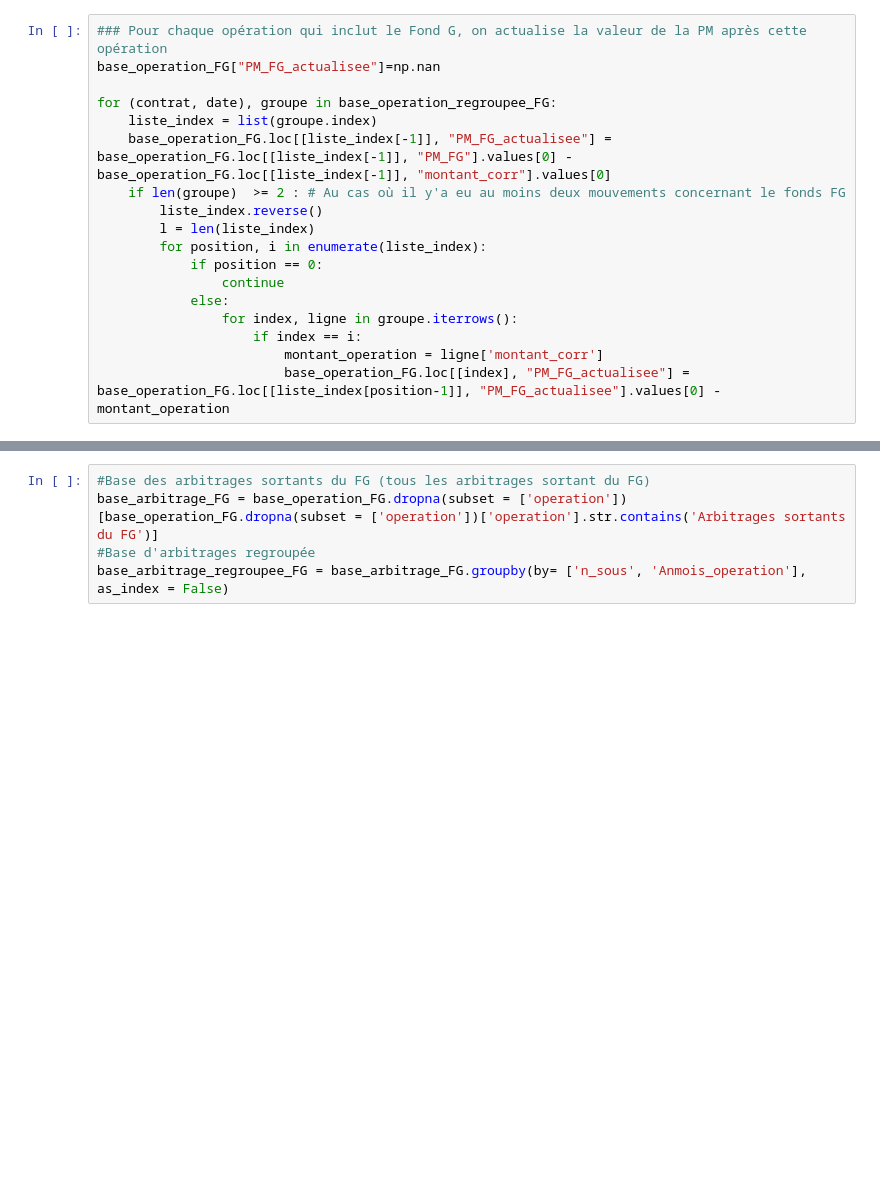
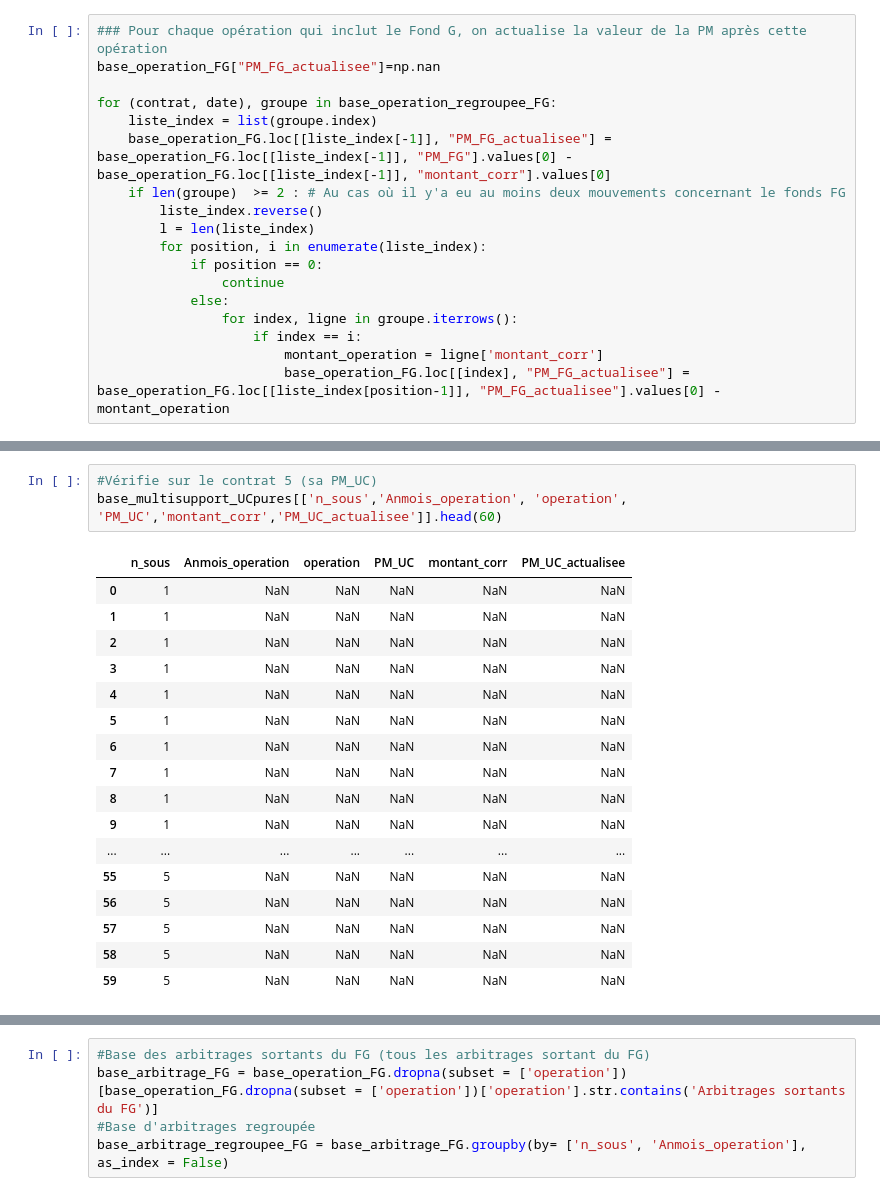
Before and after one commit to afonkou01/Arbitrage_Vie_BNP_Cardif, a Jupyter notebook: Avancement notebook - BNP Cardif_26_01_2024.ipynb, the cells around one changed output, grey strips where cells are left out. Cells and saved outputs as stored; diff of their text form; blank space fills up the shorter version.

```diff
--- a/Avancement notebook - BNP Cardif_26_01_2024.ipynb
+++ b/Avancement notebook - BNP Cardif_26_01_2024.ipynb
@@ -108,0 +142,21 @@ base_operation_FG[['n_sous','Anmois_operation', 'operation', 'PM_FG','montant_co
+# %%
+#Vérifie sur le contrat 5 (sa PM_UC)
+base_multisupport_UCpures[['n_sous','Anmois_operation', 'operation', 'PM_UC','montant_corr','PM_UC_actualisee']].head(60)
+# %% [output]
+|  | n_sous | Anmois_operation | operation | PM_UC | montant_corr | PM_UC_actualisee |
+| 0 | 1 | NaN | NaN | NaN | NaN | NaN |
+| 1 | 1 | NaN | NaN | NaN | NaN | NaN |
+| 2 | 1 | NaN | NaN | NaN | NaN | NaN |
+| 3 | 1 | NaN | NaN | NaN | NaN | NaN |
+| 4 | 1 | NaN | NaN | NaN | NaN | NaN |
+| 5 | 1 | NaN | NaN | NaN | NaN | NaN |
+| 6 | 1 | NaN | NaN | NaN | NaN | NaN |
+| 7 | 1 | NaN | NaN | NaN | NaN | NaN |
+| 8 | 1 | NaN | NaN | NaN | NaN | NaN |
+| 9 | 1 | NaN | NaN | NaN | NaN | NaN |
+| ... | ... | ... | ... | ... | ... | ... |
+| 55 | 5 | NaN | NaN | NaN | NaN | NaN |
+| 56 | 5 | NaN | NaN | NaN | NaN | NaN |
+| 57 | 5 | NaN | NaN | NaN | NaN | NaN |
+| 58 | 5 | NaN | NaN | NaN | NaN | NaN |
+| 59 | 5 | NaN | NaN | NaN | NaN | NaN |
```
Also changed, not shown: parts of 12 cells of this notebook.
